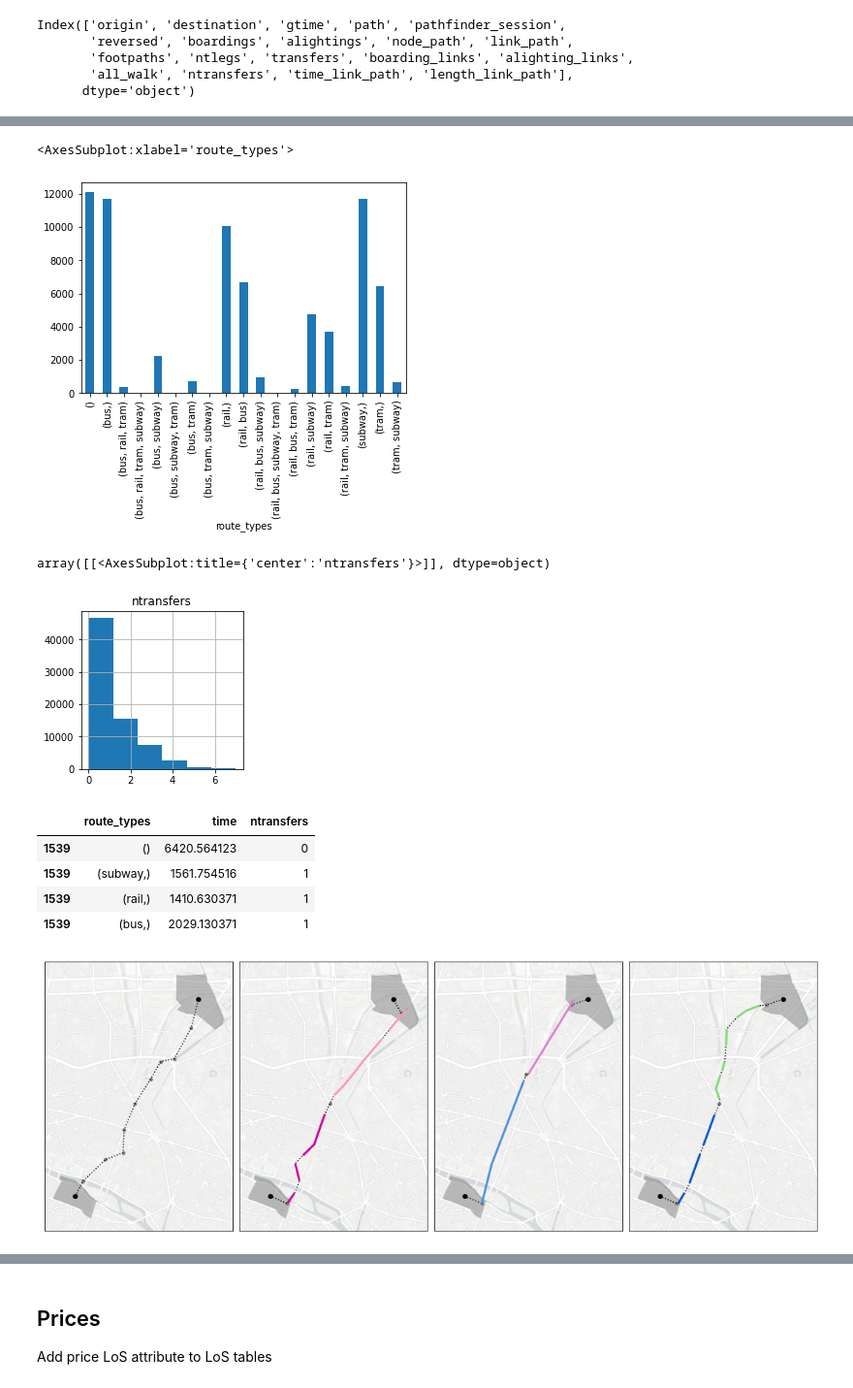
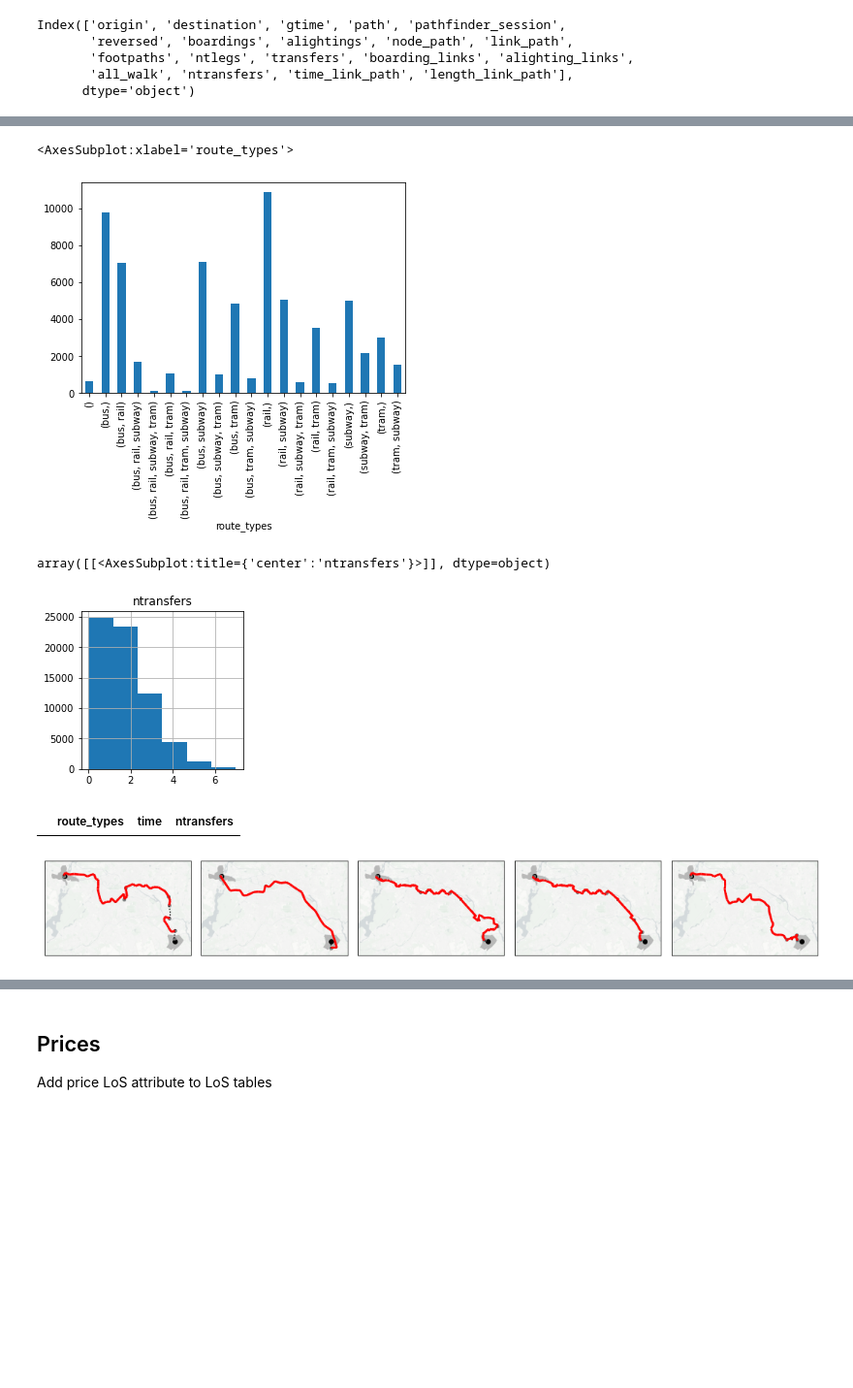
Before and after one commit to maximylius/quetzal_berlin, a Jupyter notebook: notebooks/best_version/Exercise2_OD-LoS-stack.ipynb, the cells around one changed output, grey strips where cells are left out. Shown: that part at 97% size. Drawn from its saved outputs; the diff is of its cells as text; code cells hidden in the pictures; blank space fills up the shorter version.

```diff
--- a/notebooks/best_version/Exercise2_OD-LoS-stack.ipynb
+++ b/notebooks/best_version/Exercise2_OD-LoS-stack.ipynb
@@ -13,3 +10,15 @@ SQLalchemy is not installed. No support for SQL output.
 # Load the network model from the last exercise
 model_path = '../../model/'
 sm = stepmodel.read_json(model_path + 'network')
+# %%
+# check for broken GeoDataFrames
+broken_gdf_keys = [key for key in sm.__dict__.keys() if type(sm.__dict__[key]) == pd.core.frame.DataFrame and 'geometry' in sm.__dict__[key].columns]
+print("Fixing:", broken_gdf_keys)
+# fix broken GeoDataFrames
+for key in broken_gdf_keys:
+    sm.__dict__[key] = gpd.GeoDataFrame(sm.__dict__[key], crs=sm.epsg)
+broken_gdf_keys = [key for key in sm.__dict__.keys() if type(sm.__dict__[key]) == pd.core.frame.DataFrame and 'geometry' in sm.__dict__[key].columns]
+if len(broken_gdf_keys)>0:
+    print("Broken GeoDataFrames:",broken_gdf_keys)
+else:
+    print("Successfully fixed.")
@@ -187,13 +200,13 @@ sm.pt_los['route_types'] = sm.pt_los['route_types'].apply(tuple) # bugfix
 sm.pt_los.groupby('route_types').count()['route_type'].plot(kind='bar')
 # %% [output]
 <AxesSubplot:xlabel='route_types'>
-[figure, old version]
+[figure, new version]
 # %%
 # How many transfers do we have?
 sm.pt_los.hist(column='ntransfers', bins=6, figsize=(3,3))
 # %% [output]
 array([[<AxesSubplot:title={'center':'ntransfers'}>]], dtype=object)
-[figure, old version]
+[figure, new version]
 # %%
 # Compute time attribute (from link path and footpaths and access links)
 sm.analysis_pt_time()
@@ -203,21 +216,17 @@ sm.pt_los.loc[(sm.pt_los['origin']=='zone_11') & (sm.pt_los['destination']=='zon
     ['route_types', 'time', 'ntransfers']]
 # %% [output]
 |  | route_types | time | ntransfers |
-| 1539 | () | 6420.564123 | 0 |
-| 1539 | (subway,) | 1561.754516 | 1 |
-| 1539 | (rail,) | 1410.630371 | 1 |
-| 1539 | (bus,) | 2029.130371 | 1 |
 # %%
 # Plot
 plot = sm.change_epsg(3857, coordinates_unit=sm.coordinates_unit)
 plot.links['color'] = '#' + plot.links['route_color']
 fig, axes = plot.plot_separated_paths(
-    'zone_11', 'zone_99', rows=1, figsize=[16, 16],
+    'zone_41', 'zone_65', rows=1, figsize=[16, 16],
     title=None, constrained_layout=True, zoom=13, resize=True,
     basemap_url='http://a.basemaps.cartocdn.com/light_nolabels/tileZ/tileX/tileY.png',
 )
 # %% [output]
-[figure, old version]
+[figure, new version]
 # %%
 # Assign a length to LoS table
 sm.analysis_pt_length()
```
Also changed, not shown: parts of 21 cells of this notebook, 56 other files.
